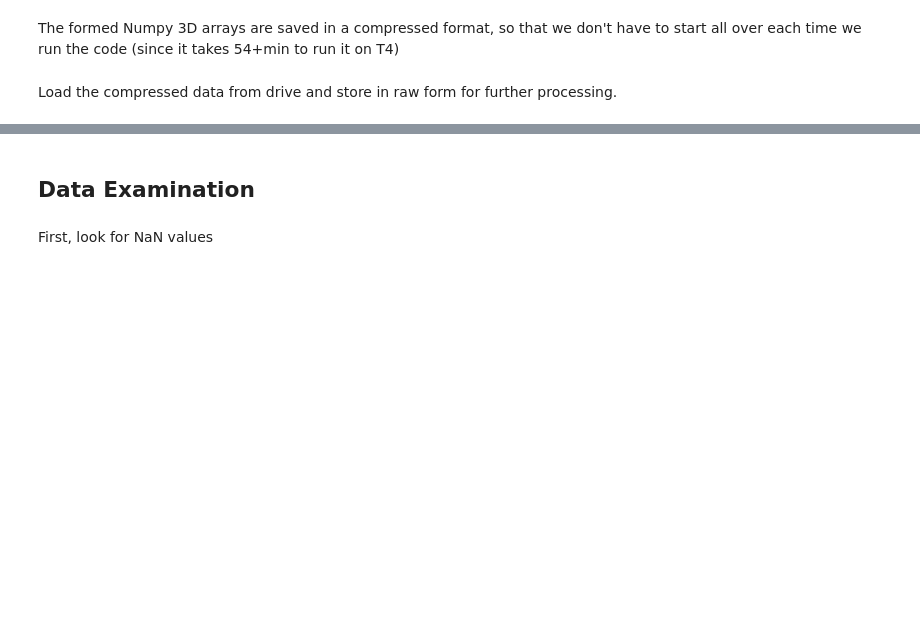
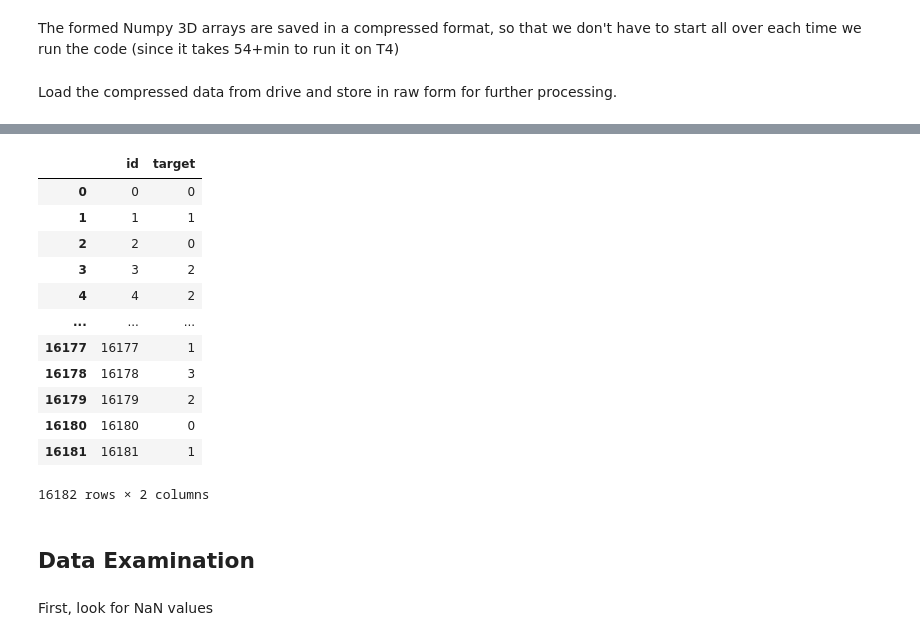
Before and after one commit to xlukac14/MPA-MLF, a Jupyter notebook: FinalProject/MLF_Final_Project_Lukac.ipynb, the cells around one changed output, grey strips where cells are left out. Cells and saved outputs as stored; diff of their text form; code cells hidden in the pictures; blank space fills up the shorter version.

```diff
--- a/FinalProject/MLF_Final_Project_Lukac.ipynb
+++ b/FinalProject/MLF_Final_Project_Lukac.ipynb
@@ -118,4 +164,20 @@ print(y_train_raw.shape)
 (16182, 2)
+# %%
+y_train_raw
+# %% [output]
+|  | id | target |
+| 0 | 0 | 0 |
+| 1 | 1 | 1 |
+| 2 | 2 | 0 |
+| 3 | 3 | 2 |
+| 4 | 4 | 2 |
+| ... | ... | ... |
+| 16177 | 16177 | 1 |
+| 16178 | 16178 | 3 |
+| 16179 | 16179 | 2 |
+| 16180 | 16180 | 0 |
+| 16181 | 16181 | 1 |
+16182 rows × 2 columns
 # %% [markdown]
 ## Data Examination
 # %% [markdown]
```
Also changed, not shown: parts of 32 cells of this notebook, 1 other file.
